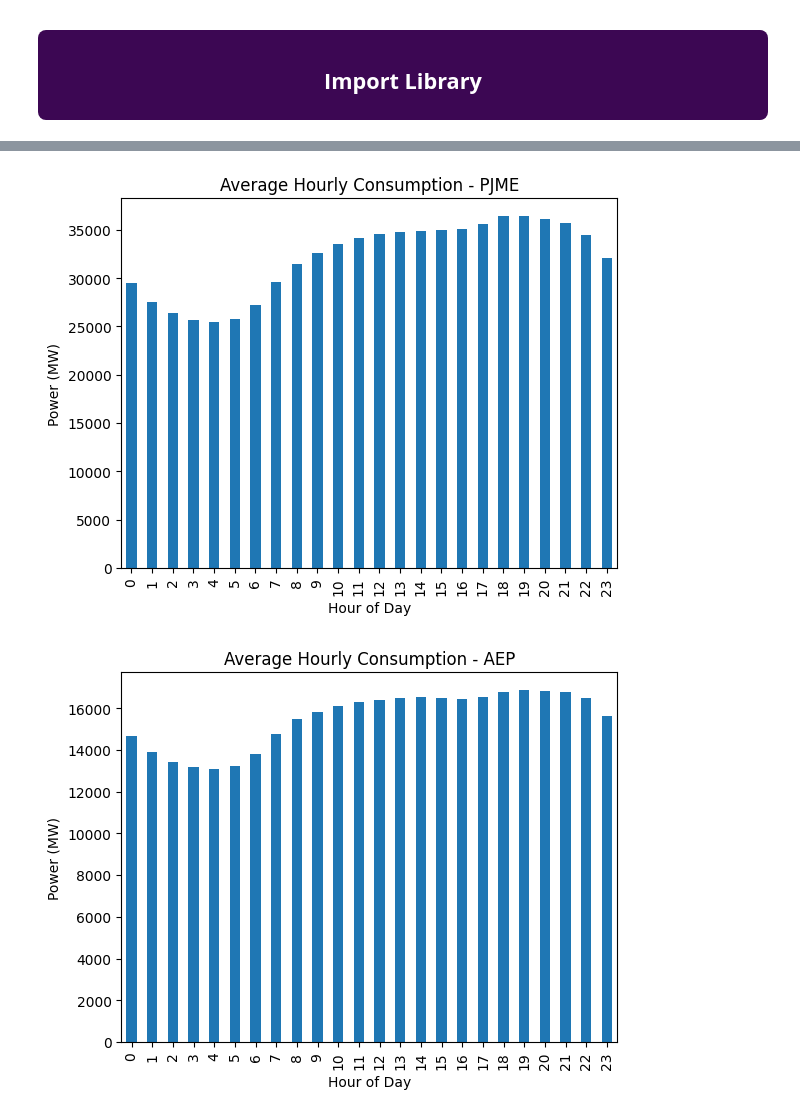
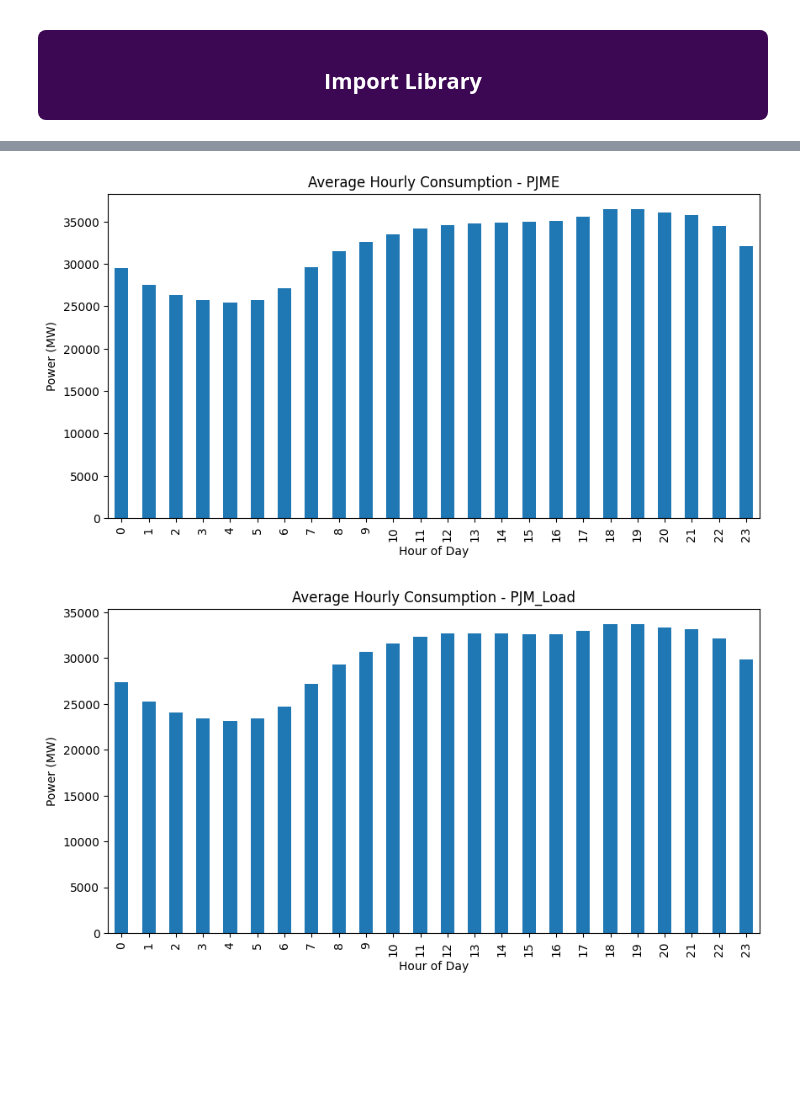
Before and after one commit to SajjadKhanYousafzai/Projects--Kaggle-, a Jupyter notebook: Time Serires Hourly Energy Consumption/Time_series.ipynb, the cells around one changed output, grey strips where cells are left out. Cells and saved outputs as stored; diff of their text form; code cells hidden in the pictures; blank space fills up the shorter version.

Commit message:
time

```diff
--- a/Time Serires Hourly Energy Consumption/Time_series.ipynb
+++ b/Time Serires Hourly Energy Consumption/Time_series.ipynb
@@ -90,8 +90,8 @@ for region, file in data_files.items():
     data[region] = pd.read_csv(file, index_col=[0], parse_dates=[0])
 # %%
 for region, df in data.items():
-    print(f"{region} Stats:")
-    print(df.describe())
+    stats = df.describe()
+    print(f"{region} Stats:\n{stats}\n")
 # %% [output]
 AEP Stats:
               AEP_MW
@@ -110,13 +110,3 @@ COMED Stats:
 50%    29655.000000
 75%    33073.250000
 max    54030.000000
-# %%
-plt.figure(figsize=(15, 5))
-for region, df in data.items():
-    plt.plot(df.index, df[f'{region}_MW'], label=region)
-plt.title('Hourly Power Consumption Across Regions')
-plt.xlabel('Time')
-plt.ylabel('Power (MW)')
-plt.legend()
-plt.grid(True)
-plt.show()
@@ -124,0 +113,13 @@ plt.show()
+# %%
+# Feature Engineering
+for region, df in data.items():
+    df['Year'] = df.index.year
+    df['Month'] = df.index.month
+    df['Day'] = df.index.day
+    df['Hour'] = df.index.hour
+    df['DayOfWeek'] = df.index.dayofweek
+    df['IsWeekend'] = df['DayOfWeek'].isin([5, 6]).astype(int)
+    df['Quarter'] = df['Month'] % 4 + 1
+    df['Season'] = np.where(df['Month'].isin([12, 1, 2]), 'Winter',
+                          np.where(df['Month'].isin([3, 4, 5]), 'Spring',
+                                 np.where(df['Month'].isin([6, 7, 8]), 'Summer', 'Fall')))
@@ -152,10 +151,14 @@ plt.show()
 # %%
-for region, df in data.items():
-    peak_hour = df.groupby('Hour')[f'{region}_MW'].mean()
-    peak_hour.plot(kind='bar', title=f'Average Hourly Consumption - {region}')
-    plt.xlabel('Hour of Day')
-    plt.ylabel('Power (MW)')
-    plt.show()
+# Peak Hour Analysis for key regions
+for region in ['PJME', 'PJM_Load', 'AEP', 'DOM']:
+    if f'{region}_MW' in data[region].columns:
+        peak_hour = data[region].groupby('Hour')[f'{region}_MW'].mean()
+        plt.figure(figsize=(10, 5))
+        peak_hour.plot(kind='bar')
+        plt.title(f'Average Hourly Consumption - {region}')
+        plt.xlabel('Hour of Day')
+        plt.ylabel('Power (MW)')
+        plt.show()
 # %% [output]
-[figure, old version]
+[figure, new version]
-[figure, old version]
+[figure, new version]
```
Also changed, not shown: parts of 10 cells of this notebook.
